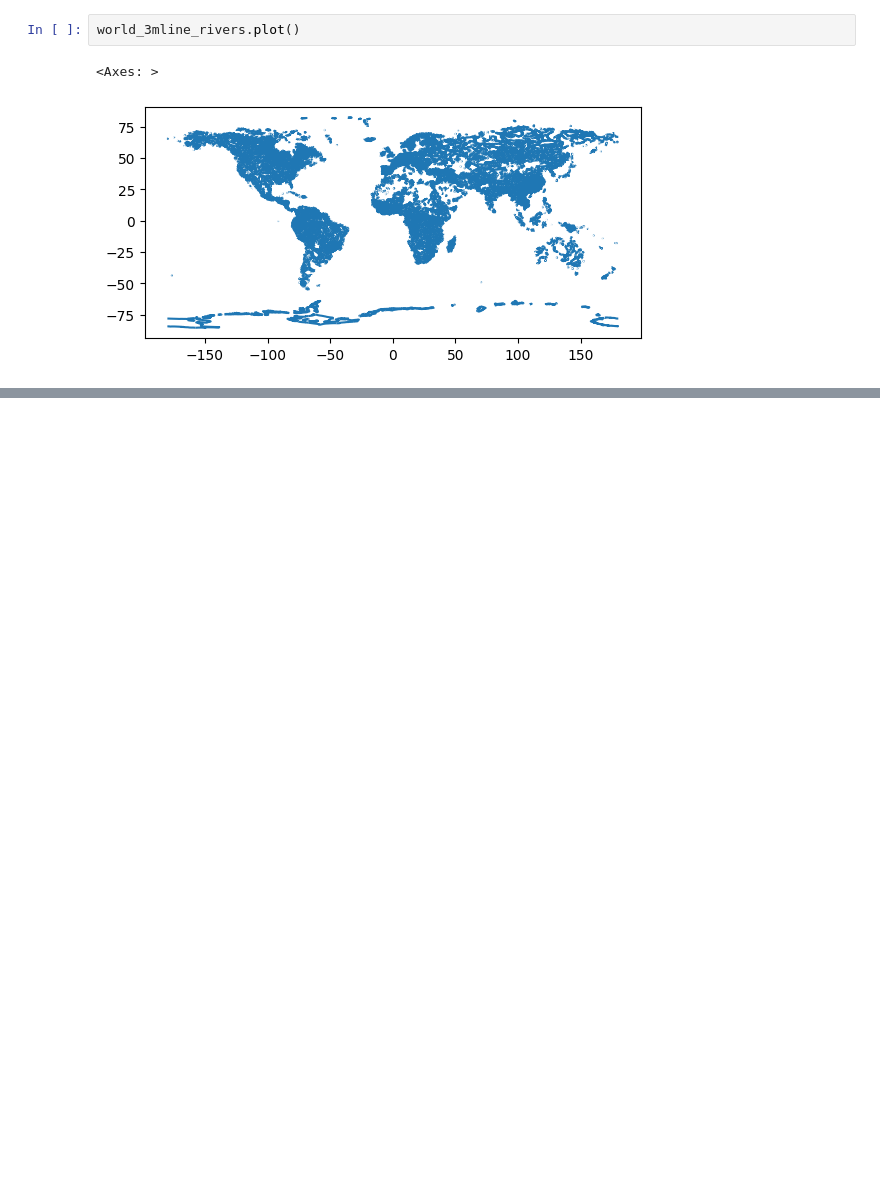
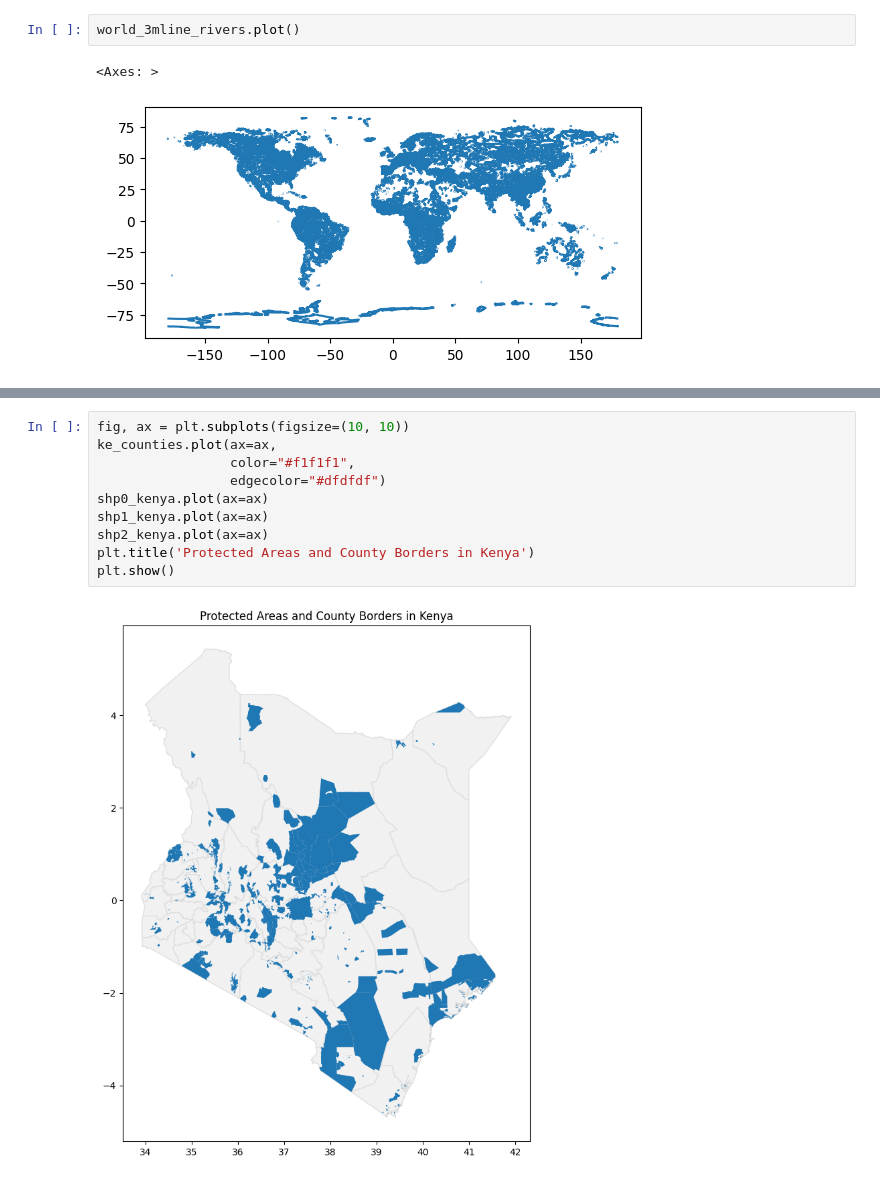
Before and after one commit to AzadiGathui/data_deficient_iucn_species, a Jupyter notebook: notebooks/kenya_eda.ipynb, the cells around one changed output, grey strips where cells are left out. Cells and saved outputs as stored; diff of their text form; blank space fills up the shorter version.

```diff
--- a/notebooks/kenya_eda.ipynb
+++ b/notebooks/kenya_eda.ipynb
@@ -293,0 +271,12 @@ plt.show()
+# %%
+fig, ax = plt.subplots(figsize=(10, 10))
+ke_counties.plot(ax=ax,
+                 color="#f1f1f1",
+                 edgecolor="#dfdfdf")
+shp0_kenya.plot(ax=ax)
+shp1_kenya.plot(ax=ax)
+shp2_kenya.plot(ax=ax)
+plt.title('Protected Areas and County Borders in Kenya')
+plt.show()
+# %% [output]
+[figure, added]
```
Also changed, not shown: parts of 22 cells of this notebook.
